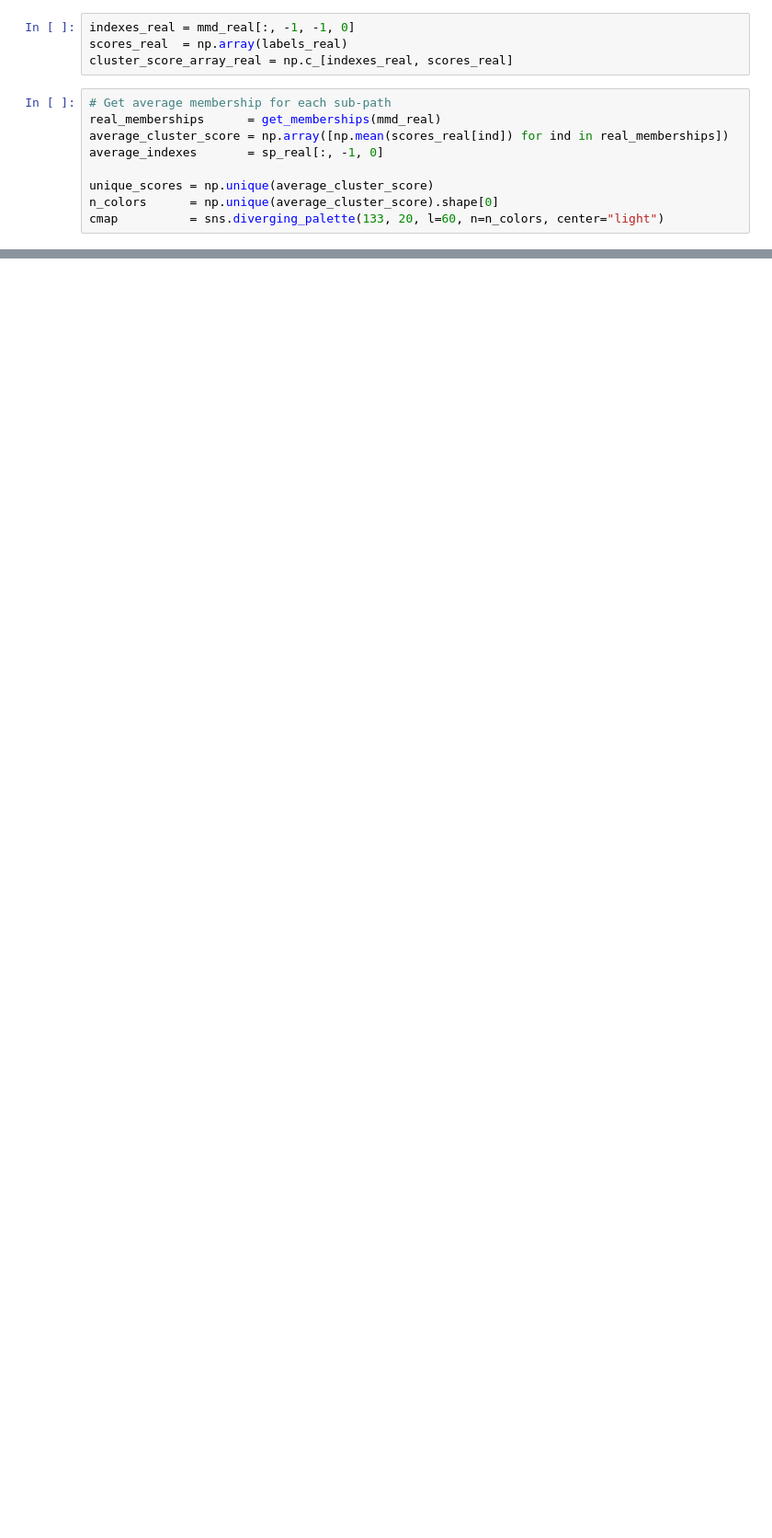
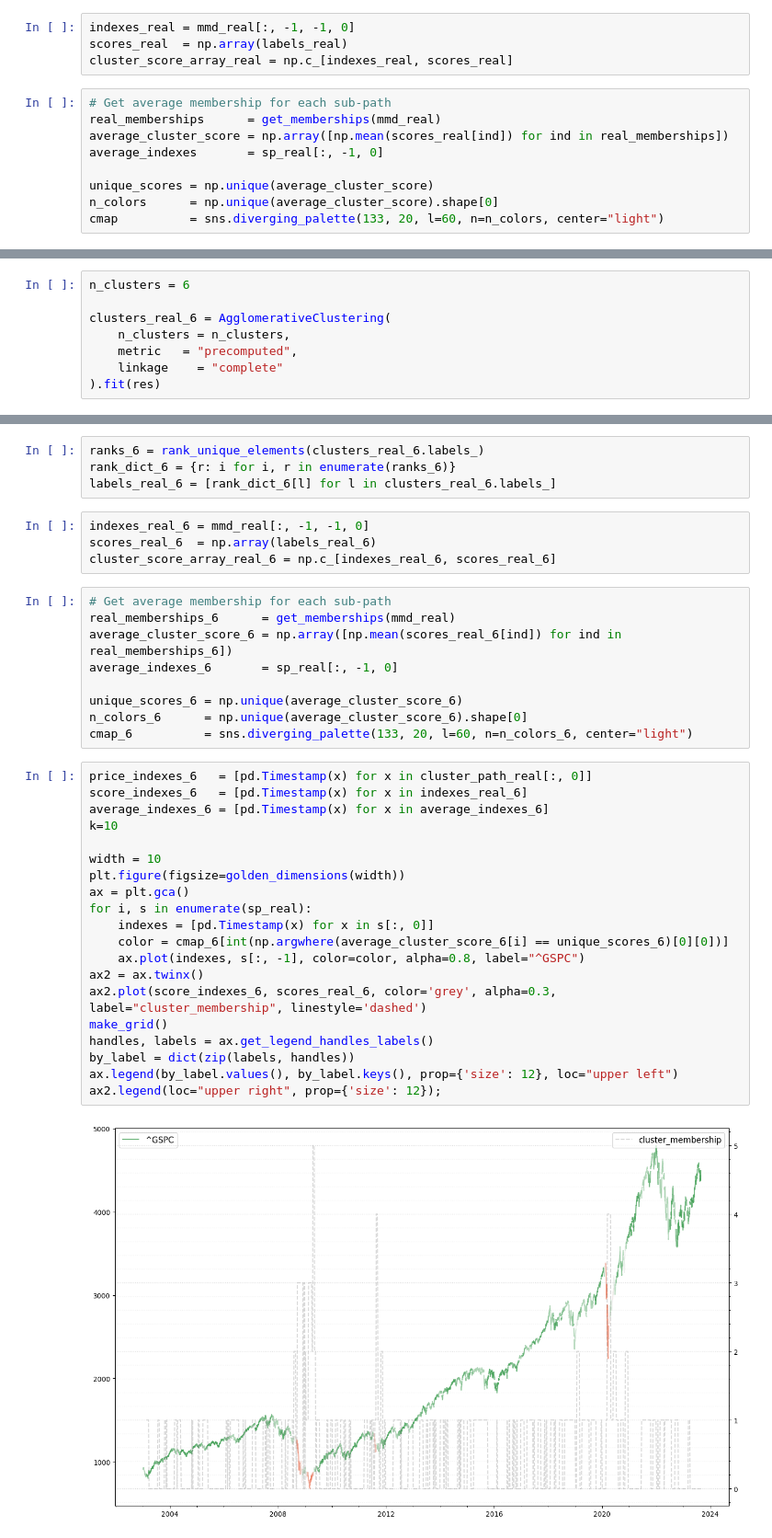
Before and after one commit to bk57na/ETH-GRSTU, a Jupyter notebook: experiments.ipynb, the cells around one changed output, grey strips where cells are left out. Shown at 92% size. Saved outputs shown, nothing was run; the diff lists cells and outputs as text; blank space fills up the shorter version.

Commit message:
SP500 experiment with metrics results

```diff
--- a/experiments.ipynb
+++ b/experiments.ipynb
@@ -583,0 +698,8 @@ regime_change_117.to_csv('117')
+# %%
+n_clusters = 6
+
+clusters_real_6 = AgglomerativeClustering(
+    n_clusters = n_clusters,
+    metric   = "precomputed",
+    linkage    = "complete"
+).fit(res)
@@ -583,0 +721,39 @@ regime_change_117.to_csv('117')
+# %%
+ranks_6 = rank_unique_elements(clusters_real_6.labels_)
+rank_dict_6 = {r: i for i, r in enumerate(ranks_6)}
+labels_real_6 = [rank_dict_6[l] for l in clusters_real_6.labels_]
+# %%
+indexes_real_6 = mmd_real[:, -1, -1, 0]
+scores_real_6  = np.array(labels_real_6)
+cluster_score_array_real_6 = np.c_[indexes_real_6, scores_real_6]
+# %%
+# Get average membership for each sub-path
+real_memberships_6      = get_memberships(mmd_real)
+average_cluster_score_6 = np.array([np.mean(scores_real_6[ind]) for ind in real_memberships_6])
+average_indexes_6       = sp_real[:, -1, 0]
+
+unique_scores_6 = np.unique(average_cluster_score_6)
+n_colors_6      = np.unique(average_cluster_score_6).shape[0]
+cmap_6          = sns.diverging_palette(133, 20, l=60, n=n_colors_6, center="light")
+# %%
+price_indexes_6   = [pd.Timestamp(x) for x in cluster_path_real[:, 0]]
+score_indexes_6   = [pd.Timestamp(x) for x in indexes_real_6]
+average_indexes_6 = [pd.Timestamp(x) for x in average_indexes_6]
+k=10
+
+width = 10
+plt.figure(figsize=golden_dimensions(width))
+ax = plt.gca()
+for i, s in enumerate(sp_real):
+    indexes = [pd.Timestamp(x) for x in s[:, 0]]
+    color = cmap_6[int(np.argwhere(average_cluster_score_6[i] == unique_scores_6)[0][0])]
+    ax.plot(indexes, s[:, -1], color=color, alpha=0.8, label="^GSPC")
+ax2 = ax.twinx()
+ax2.plot(score_indexes_6, scores_real_6, color='grey', alpha=0.3, label="cluster_membership", linestyle='dashed')
+make_grid()
+handles, labels = ax.get_legend_handles_labels()
+by_label = dict(zip(labels, handles))
+ax.legend(by_label.values(), by_label.keys(), prop={'size': 12}, loc="upper left")
+ax2.legend(loc="upper right", prop={'size': 12});
+# %% [output]
+[figure, added]
```
Also changed, not shown: parts of 23 cells of this notebook.
